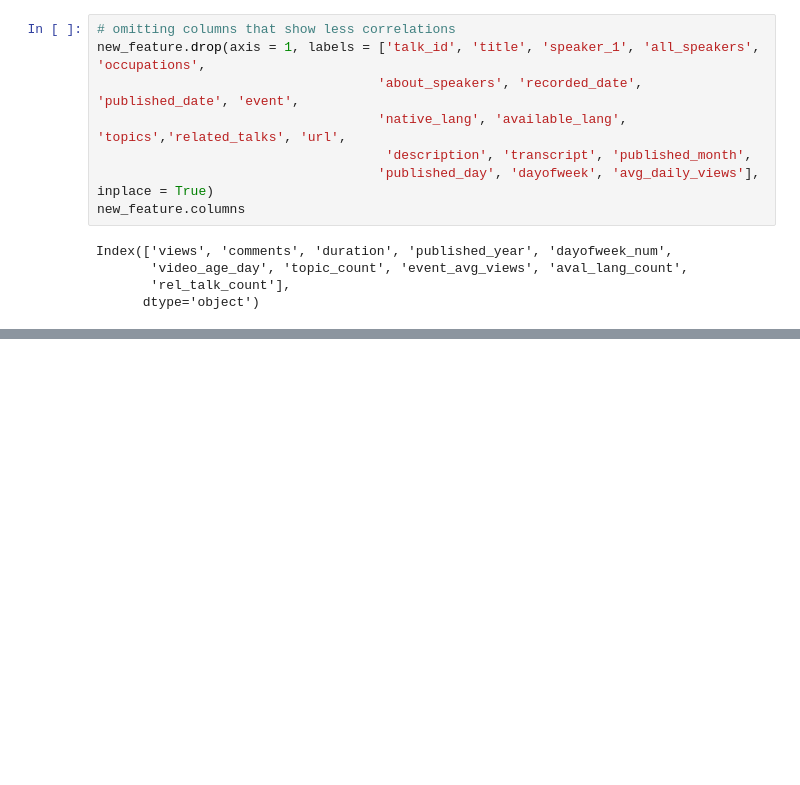
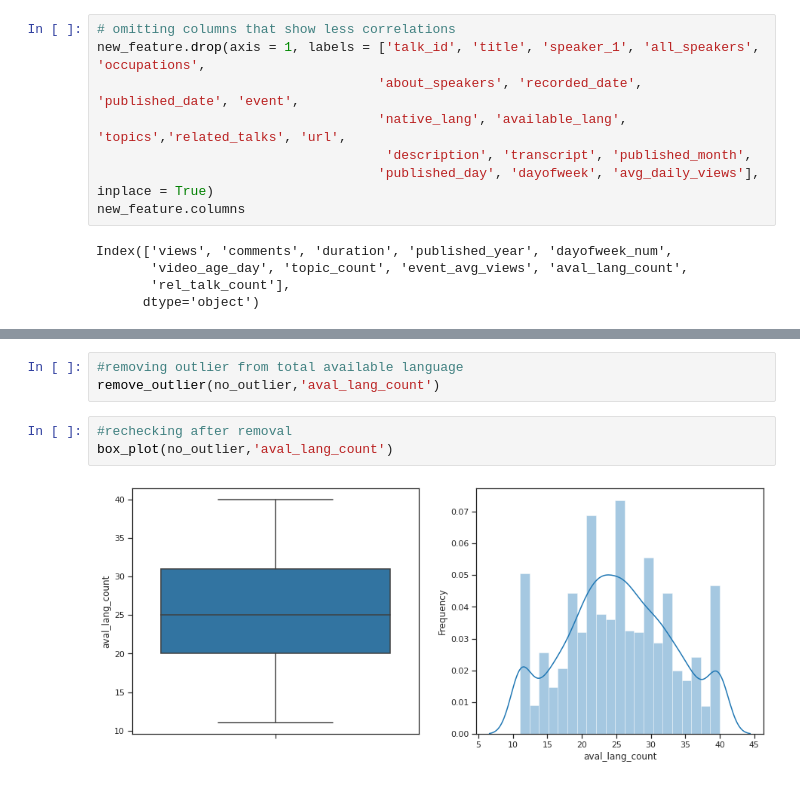
Before and after one commit to abhinav4201/Ted-talk-views-prediction, a Jupyter notebook: TED_TALKS_Views_Prediction_Capstone_Project.ipynb, the cells around one changed output, grey strips where cells are left out. Saved outputs shown, nothing was run; the diff lists cells and outputs as text; blank space fills up the shorter version.

```diff
--- a/TED_TALKS_Views_Prediction_Capstone_Project.ipynb
+++ b/TED_TALKS_Views_Prediction_Capstone_Project.ipynb
@@ -776,0 +820,8 @@ Categorical features:  ['title', 'speaker_1', 'all_speakers', 'occupations', 'ab
+# %%
+#removing outlier from total available language
+remove_outlier(no_outlier,'aval_lang_count')
+# %%
+#rechecking after removal
+box_plot(no_outlier,'aval_lang_count')
+# %% [output]
+[figure, added]
```
Also changed, not shown: parts of 33 cells of this notebook.
